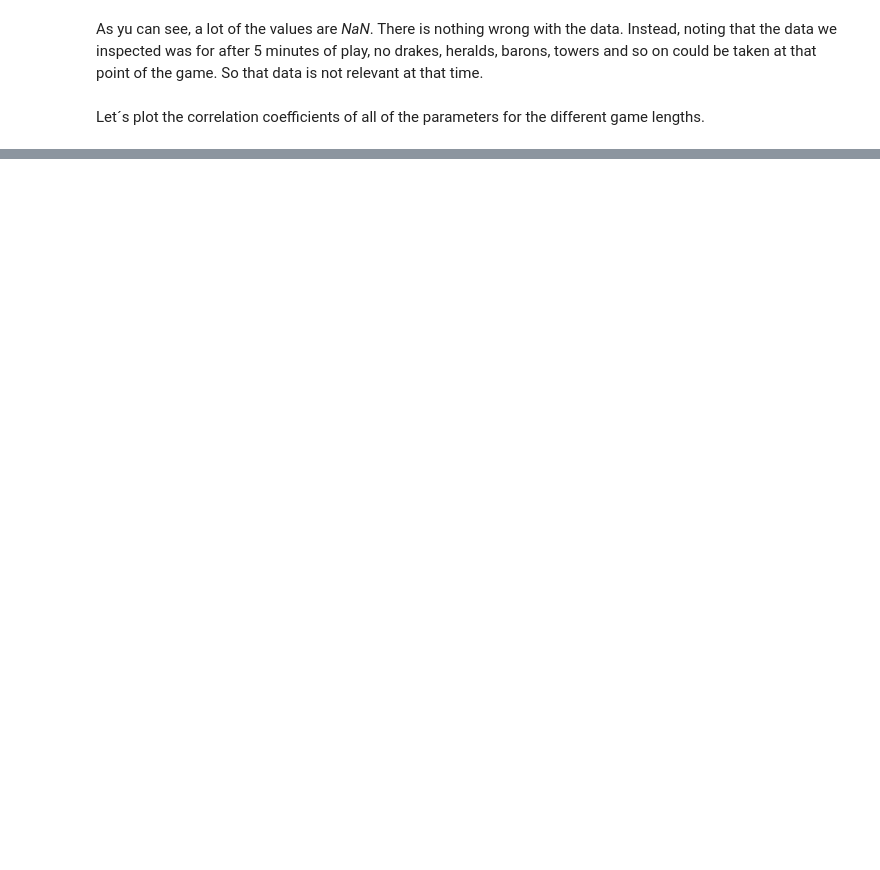
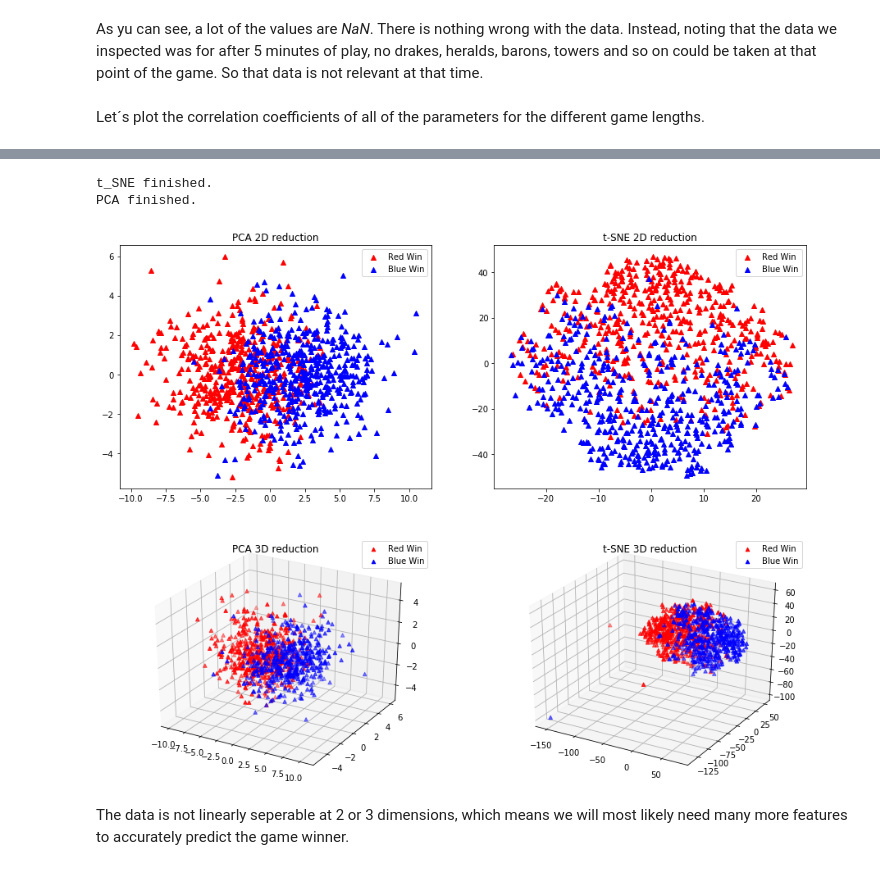
Before and after one commit to MaticPecovnik/LoL-GamePredictor, a Jupyter notebook: Data Exploration.ipynb, the cells around one changed output, grey strips where cells are left out. Saved outputs shown, nothing was run; the diff lists cells and outputs as text; code cells hidden in the pictures; blank space fills up the shorter version.

```diff
--- a/Data Exploration.ipynb
+++ b/Data Exploration.ipynb
@@ -138,0 +142,62 @@ It´s also interesting to look at **blueGold**, **blueExp** and **blueKillScore*
+# %%
+from sklearn.manifold import TSNE
+from sklearn.decomposition import PCA
+from sklearn.preprocessing import StandardScaler
+
+y = np.array(data["data_20min"]["blueWin"])
+X = data["data_20min"].drop("blueWin", axis=1).values
+
+X_tsne_2D = TSNE(n_components=2).fit_transform(StandardScaler().fit_transform(X))
+X_tsne_3D = TSNE(n_components=3).fit_transform(StandardScaler().fit_transform(X))
+print("t_SNE finished.")
+X_pca_2D = PCA(n_components=2).fit_transform(StandardScaler().fit_transform(X))
+X_pca_3D = PCA(n_components=3).fit_transform(StandardScaler().fit_transform(X))
+print("PCA finished.")
+# %% [output]
+t_SNE finished.
+PCA finished.
+# %%
+from mpl_toolkits.mplot3d.axes3d import get_test_data
+# This import registers the 3D projection, but is otherwise unused.
+from mpl_toolkits.mplot3d import Axes3D  # noqa: F401 unused import
+
+leg = ["Red Win", "Blue Win"]
+
+fig = plt.figure(figsize=(15,12))
+gs = fig.add_gridspec(2, 2)
+ax1 = fig.add_subplot(gs[0, 0])
+ax2 = fig.add_subplot(gs[0, 1])
+ax3 = fig.add_subplot(gs[1, 0], projection='3d')
+ax4 = fig.add_subplot(gs[1, 1], projection='3d')
+
+ax1.set_title("PCA 2D reduction")
+ax2.set_title("t-SNE 2D reduction")
+ax3.set_title("PCA 3D reduction")
+ax4.set_title("t-SNE 3D reduction")
+
+# PCA 2D reduction
+ax1.scatter(X_pca_2D[y==0, 0], X_pca_2D[y==0, 1], c="red", marker="^")
+ax1.scatter(X_pca_2D[y==1, 0], X_pca_2D[y==1, 1], c="blue", marker="^")
+
+# t-SNE 2D reduction
+ax2.scatter(X_tsne_2D[y==0, 0], X_tsne_2D[y==0, 1], c="red", marker="^")
+ax2.scatter(X_tsne_2D[y==1, 0], X_tsne_2D[y==1, 1], c="blue", marker="^")
+
+# PCA 3D reduction
+ax3.scatter(X_pca_3D[y==0, 0], X_pca_3D[y==0, 1], X_pca_3D[y==0, 2], c="red", marker="^")
+ax3.scatter(X_pca_3D[y==1, 0], X_pca_3D[y==1, 1], X_pca_3D[y==1, 2], c="blue", marker="^")
+
+# t-SNE 3D reduction
+ax4.scatter(X_tsne_3D[y==0, 0], X_tsne_3D[y==0, 1], X_tsne_3D[y==0, 2], c="red", marker="^")
+ax4.scatter(X_tsne_3D[y==1, 0], X_tsne_3D[y==1, 1], X_tsne_3D[y==1, 2], c="blue", marker="^")
+
+ax1.legend(leg)
+ax2.legend(leg)
+ax3.legend(leg)
+ax4.legend(leg)
+
+plt.show()
+# %% [output]
+[figure, added]
+# %% [markdown]
+The data is not linearly seperable at 2 or 3 dimensions, which means we will most likely need many more features to accurately predict the game winner.
```
Also changed, not shown: parts of 12 cells of this notebook, 40 other files.
